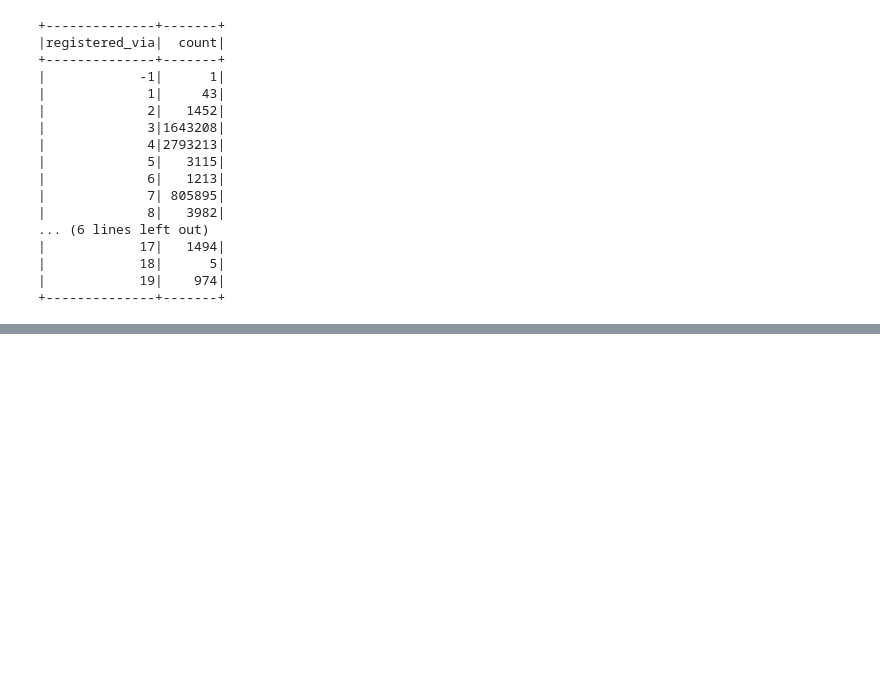
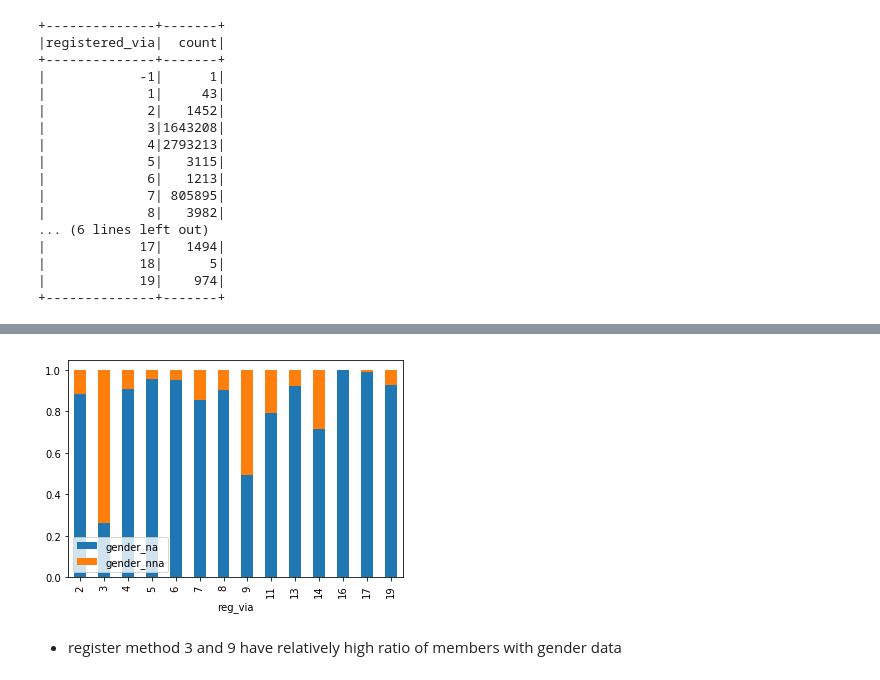
Before and after one commit to III-AdventureTime/kkbox_churn, a Jupyter notebook: explore_raw_members.yang/explore_raw_members.ipynb, the cells around one changed output, grey strips where cells are left out. Cells and saved outputs as stored; diff of their text form; code cells hidden in the pictures; blank space fills up the shorter version.

```diff
--- a/explore_raw_members.yang/explore_raw_members.ipynb
+++ b/explore_raw_members.yang/explore_raw_members.ipynb
@@ -134,0 +235,16 @@ df0.groupBy('registered_via').count() \
+# %%
+import matplotlib.pyplot as plt
+df.where(col('true') + col('false') > 100) \
+  .selectExpr('reg_via_gender_na as reg_via',
+              '`true`/(`true`+`false`) as gender_na',
+              '`false`/(`true`+`false`) as gender_nna') \
+  .toPandas().set_index('reg_via').plot(kind='bar', stacked=True)
+
+plt.show()
+
+# gender_na: percentage of members without gender data
+# gender_nna: percentage of members with gender data
+# %% [output]
+[figure, added]
+# %% [markdown]
+* register method 3 and 9 have relatively high ratio of members with gender data
```
Also changed, not shown: parts of 9 cells of this notebook.
